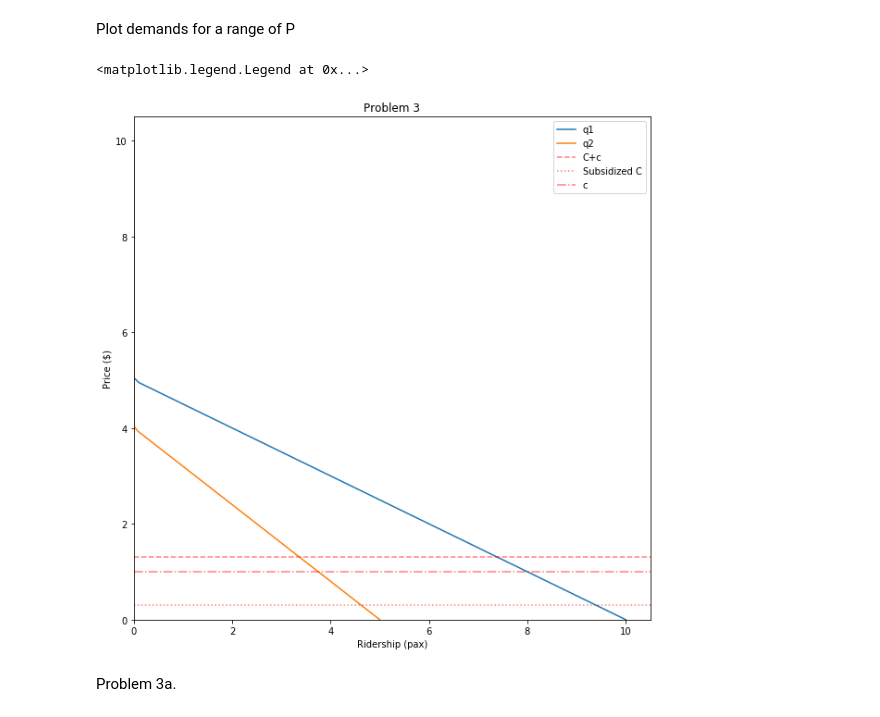
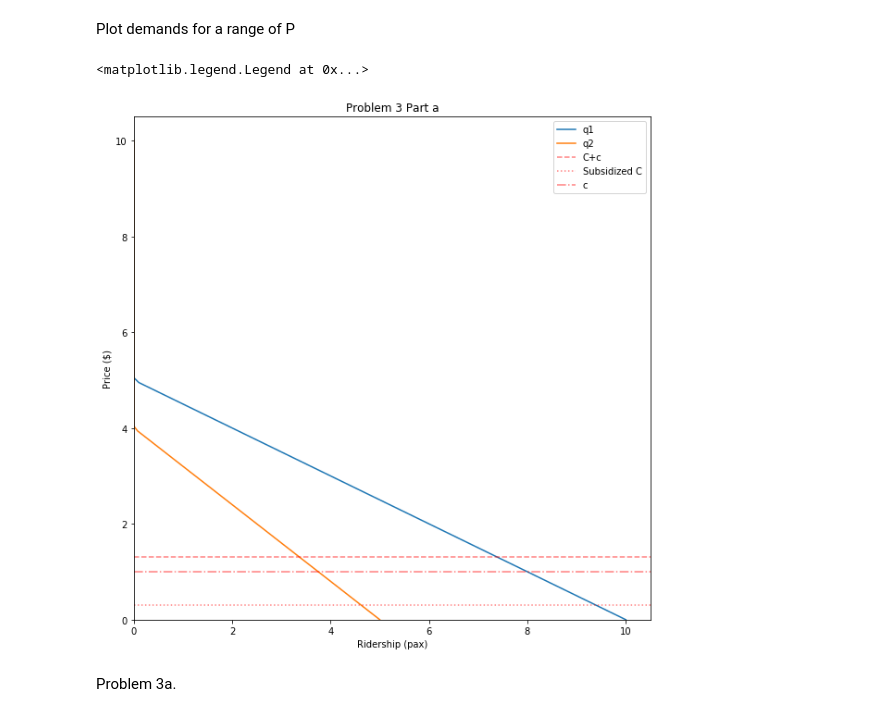
Before and after one commit to noahgarfinkle/Spring2020, a Jupyter notebook: CEE 498 Transportation Economics/Assignments/Assignment 1.ipynb, the cells around one changed output. Drawn from its saved outputs; the diff is of its cells as text; code cells hidden in the pictures.

Commit message:
still working on problem 3 part b but making progress

```diff
--- a/CEE 498 Transportation Economics/Assignments/Assignment 1.ipynb
+++ b/CEE 498 Transportation Economics/Assignments/Assignment 1.ipynb
@@ -49,24 +43,24 @@ q2 = [q(P,α2,β2) for P in Ps]
 # %%
 fig,ax = plt.subplots(figsize=(10,10))
 # y axis is price
 # x axis is demand
 ax.plot(q1,Ps,label="q1")
 ax.plot(q2,Ps,label="q2")
 ax.set_ylabel("Price ($)")
 ax.set_xlabel("Ridership (pax)")
-ax.set_title("Problem 3")
+ax.set_title("Problem 3 Part a")
 
 ax.axhline(1.3,label="C+c",ls="--",alpha=0.5,color="red")
 ax.axhline(0.3,label="Subsidized C",ls=":",alpha=0.5,color="red")
 ax.axhline(1.0,label="c",ls="-.",alpha=0.5,color="red")
 
 ax.set_xlim(left=0)
 ax.set_ylim(bottom=0)
 
 ax.legend()
 # %% [output]
 <matplotlib.legend.Legend at 0x...>
-[figure, old version]
+[figure, new version]
 # %% [markdown]
 Problem 3a.
 # %%
```
Also changed, not shown: parts of 12 cells of this notebook.
